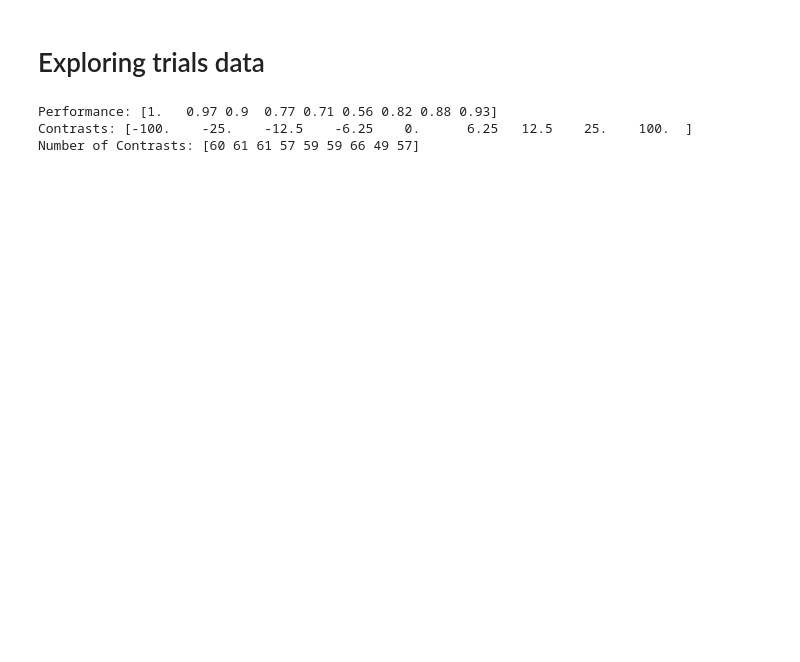
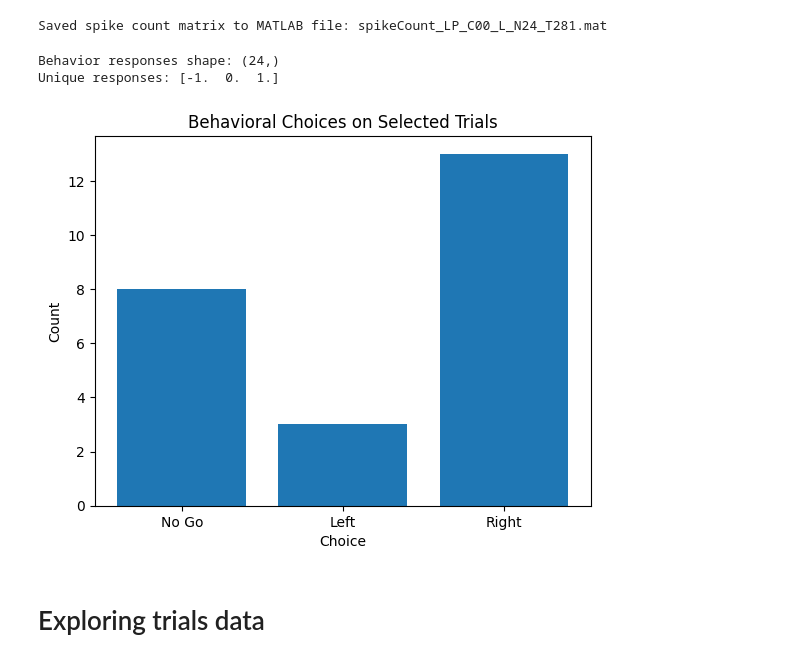
Before and after one commit to shutianxue03/MCN2025, a Jupyter notebook: Codes/Project/IBL.ipynb, the cells around one changed output. Saved outputs shown, nothing was run; the diff lists cells and outputs as text; code cells hidden in the pictures; blank space fills up the shorter version.

Commit message:
Built a pipeline to extract the data of a certain condition and save in .mat formats for MATLAB analysis

```diff
--- a/Codes/Project/IBL.ipynb
+++ b/Codes/Project/IBL.ipynb
@@ -32,3 +122,52 @@ Index(['goCueTrigger_times', 'stimOff_times', 'probabilityLeft',
+# %%
+
+# Format prior label
+prior_label = {0.2: 'L', 0.5: 'N', 0.8: 'R'}.get(target_prior, f"P{int(target_prior*100)}")
+
+# Format contrast as two-digit string
+contrast_str = f"{int(target_contrast * 100):02d}"
+
+# Get matrix shape: neurons × trials
+n_neurons, n_trials = spike_counts.shape
+
+# Construct filename
+filename = f"spikeCount_{target_region}_C{contrast_str}_{prior_label}_N{n_neurons}_T{n_trials}.mat"
+
+# Save to .mat file (MATLAB-compatible)
+sio.savemat(filename, {'spike_counts': spike_counts})
+
+print(f"Saved spike count matrix to MATLAB file: {filename}")
+# %% [output]
+Saved spike count matrix to MATLAB file: spikeCount_LP_C00_L_N24_T281.mat
+# %%
+# Step 1: Select trials based on contrast and prior (already done)
+trial_mask = (trials['contrastLeft'] == target_contrast) & \
+             (trials['probabilityLeft'] == target_prior)
+
+# Step 2: Extract behavioral responses for these trials
+# For example, using the 'choice' field
+behavior_responses = trials['choice'][trial_mask]  # shape: (n_trials,)
+
+# Optional: check values
+print("Behavior responses shape:", behavior_responses.shape)
+print("Unique responses:", np.unique(behavior_responses))
+
+import matplotlib.pyplot as plt
+
+plt.hist(behavior_responses, bins=np.arange(-1.5, 2.5, 1), rwidth=0.8)
+plt.xticks([-1, 0, 1], labels=['No Go', 'Left', 'Right'])
+plt.xlabel("Choice")
+plt.ylabel("Count")
+plt.title("Behavioral Choices on Selected Trials")
+plt.show()
+
+
+# save this vector to a mat file
+sio.savemat("behavior_responses.mat", {"behavior_responses": behavior_responses})
+# %% [output]
+Behavior responses shape: (24,)
+Unique responses: [-1.  0.  1.]
+[figure, added]
 # %% [markdown]
 # Exploring trials data
 # %%
@@ -48,10 +187,27 @@ performance, contrasts, n_contrasts = compute_performance(trials)
 print(f'Performance: {np.round(performance,2)}')
 print(f'Contrasts: {contrasts}')
 print(f'Number of Contrasts: {n_contrasts}')
+
+# Inspect content of trials
+print(trials.keys())
+# dict_keys(['goCueTrigger_times', 'stimOff_times', 'contrastLeft', 'probabilityLeft', 'feedbackType', 'feedback_times', 'response_times', 'stimOn_times', 'rewardVolume', 'firstMovement_times', 'choice', 'contrastRight', 'goCue_times', 'intervals'])
+
+# check the shape of each key of "trials"
+# for key in trials.keys():
+#     print(f"{key}: {trials[key].shape}")
+
+indTrial = 0
+# check the content of each key for trial indTrial
+# goCueTrigger_times: (indTrial,) - time of the go cue trigger for trial indTrial
+print('Go cue trigger time: ', trials.goCueTrigger_times[indTrial])
+# stimOff_times: (indTrial,)
+print('Stim off time: ', trials.stimOff_times[indTrial])
+# contrastLeft: (indTrial,)
+print('Contrast left: ',    trials.contrastLeft[indTrial])
+# probabilityLeft: (indTrial,)
+print('Probability left: ', trials.probabilityLeft[indTrial])
+# feedbackType: (indTrial,)
+print('Feedback type: ', trials.feedbackType[indTrial])
-# %% [output]
-Performance: [1.   0.97 0.9  0.77 0.71 0.56 0.82 0.88 0.93]
-Contrasts: [-100.    -25.    -12.5    -6.25    0.      6.25   12.5    25.    100.  ]
-Number of Contrasts: [60 61 61 57 59 59 66 49 57]
 # %%
 # Example 2. Filtering trials
 from brainbox.task.trials import find_trial_ids
```
Also changed, not shown: parts of 24 cells of this notebook, 5 other files.
